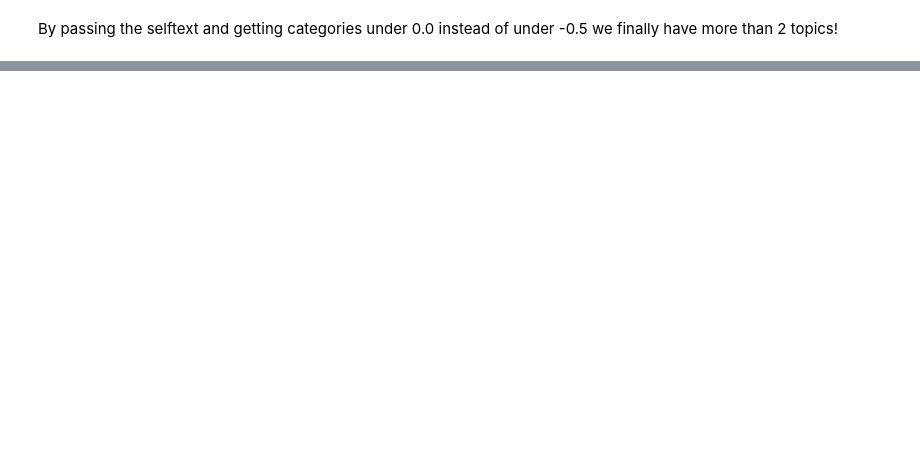
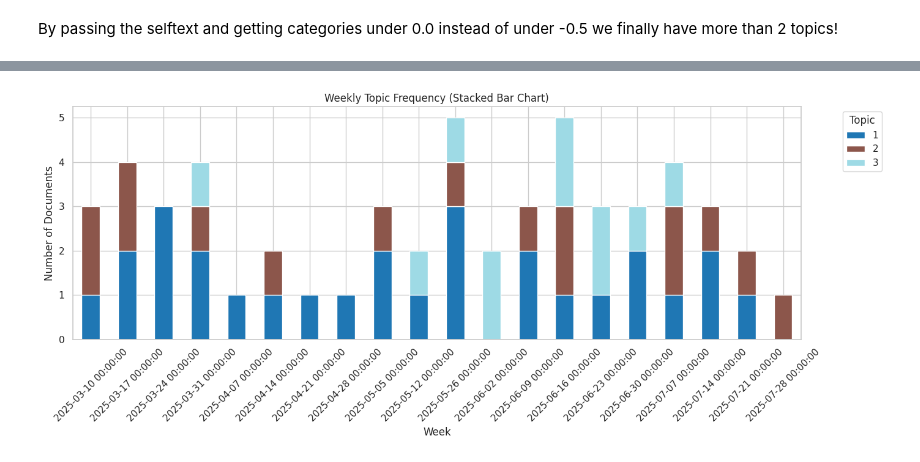
Before and after one commit to morescode-pm/kaggle-fastai, a Jupyter notebook: chapter3/hellofresh_reddit.ipynb, the cells around one changed output, grey strips where cells are left out. Drawn from its saved outputs; the diff is of its cells as text; code cells hidden in the pictures; blank space fills up the shorter version.

```diff
--- a/chapter3/hellofresh_reddit.ipynb
+++ b/chapter3/hellofresh_reddit.ipynb
@@ -786,3 +712,8 @@ neg_topic_model.visualize_barchart()
 [interactive output not drawn]
 # %% [markdown]
 By passing the selftext and getting categories under 0.0 instead of under -0.5 we finally have more than 2 topics!
+# %%
+new_neg_df['topic'] = topics
+new_neg_df['topic_prob'] = probs
+
+new_neg_df.head()
@@ -788,0 +728,26 @@ By passing the selftext and getting categories under 0.0 instead of under -0.5 w
+# %%
+df_negativity = new_neg_df[new_neg_df.topic > 0].copy()
+# %%
+weekly_topic_counts = df_negativity.groupby(['week', 'topic']).size().reset_index(name='count')
+topic_pivot = weekly_topic_counts.pivot(index='week', columns='topic', values='count').fillna(0)
+
+# Sort weeks for x-axis consistency
+topic_pivot = topic_pivot.sort_index()
+
+# Plot
+ax = topic_pivot.plot(
+    kind='bar',
+    stacked=True,
+    figsize=(14, 6),
+    colormap='tab20'
+)
+
+plt.title("Weekly Topic Frequency (Stacked Bar Chart)")
+plt.xlabel("Week")
+plt.ylabel("Number of Documents")
+plt.xticks(rotation=45)
+plt.legend(title="Topic", bbox_to_anchor=(1.05, 1), loc='upper left')
+plt.tight_layout()
+plt.show()
+# %% [output]
+[figure, added]
```
Also changed, not shown: parts of 21 cells of this notebook.
